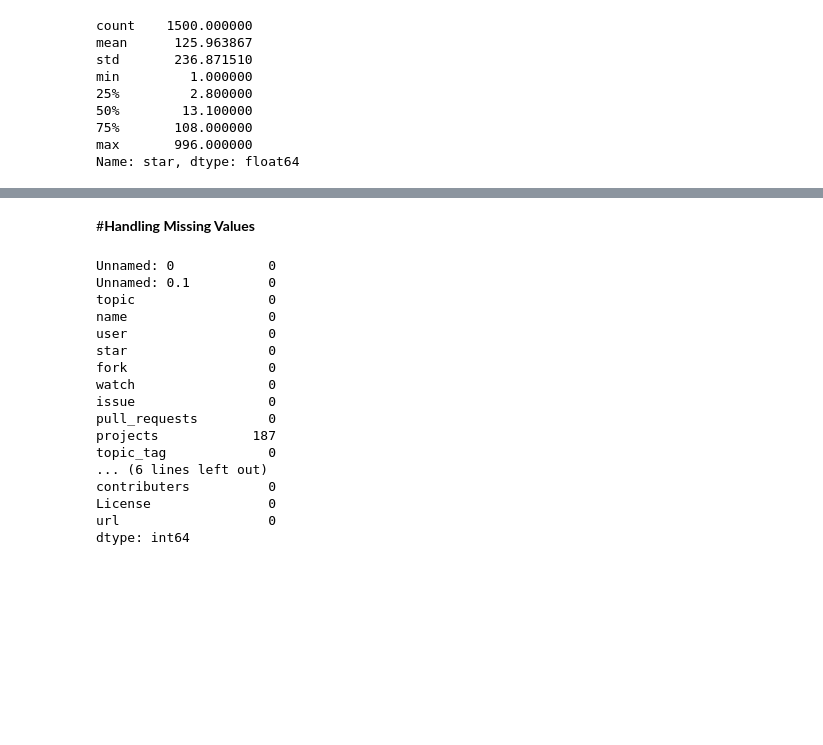
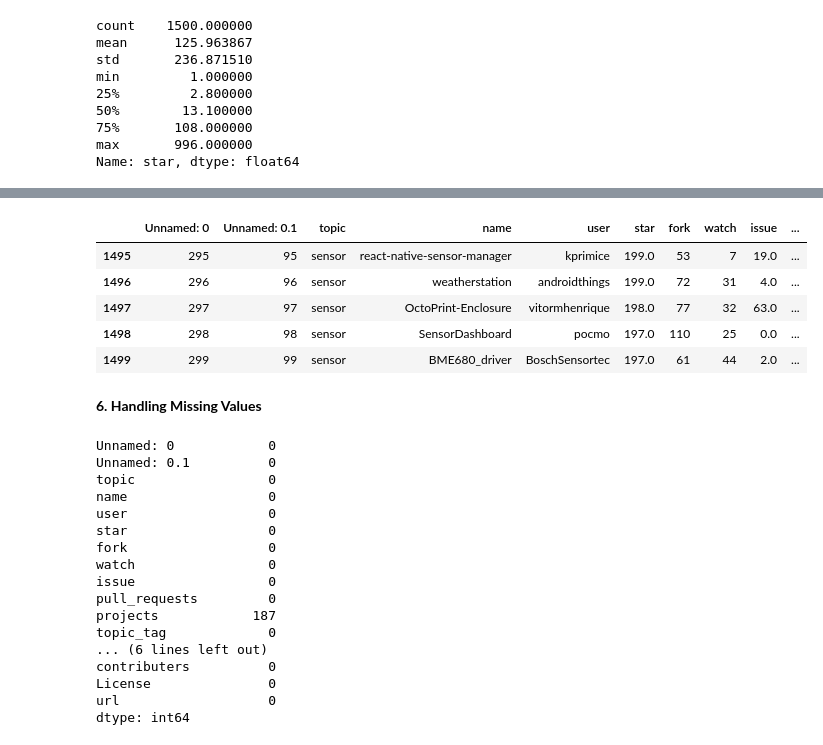
Before and after one commit to Preeti-sahani/ShapeAI_Internship_Project, a Jupyter notebook: Github_Repos.ipynb, the cells around one changed output, grey strips where cells are left out. Cells and saved outputs as stored; diff of their text form; code cells hidden in the pictures; blank space fills up the shorter version.

```diff
--- a/Github_Repos.ipynb
+++ b/Github_Repos.ipynb
@@ -130,5 +146,14 @@ Github_df.head()
+# %%
+Github_df.tail()
+# %% [output]
+|  | Unnamed: 0 | Unnamed: 0.1 | topic | name | user | star | fork | watch | issue | ... |
+| 1495 | 295 | 95 | sensor | react-native-sensor-manager | kprimice | 199.0 | 53 | 7 | 19.0 | ... |
+| 1496 | 296 | 96 | sensor | weatherstation | androidthings | 199.0 | 72 | 31 | 4.0 | ... |
+| 1497 | 297 | 97 | sensor | OctoPrint-Enclosure | vitormhenrique | 198.0 | 77 | 32 | 63.0 | ... |
+| 1498 | 298 | 98 | sensor | SensorDashboard | pocmo | 197.0 | 110 | 25 | 0.0 | ... |
+| 1499 | 299 | 99 | sensor | BME680_driver | BoschSensortec | 197.0 | 61 | 44 | 2.0 | ... |
 # %% [markdown]
-#**Handling Missing Values**
+**6. Handling Missing Values**
 # %%
 Github_df.isnull().sum()
 # %% [output]
```
Also changed, not shown: parts of 87 cells of this notebook.
